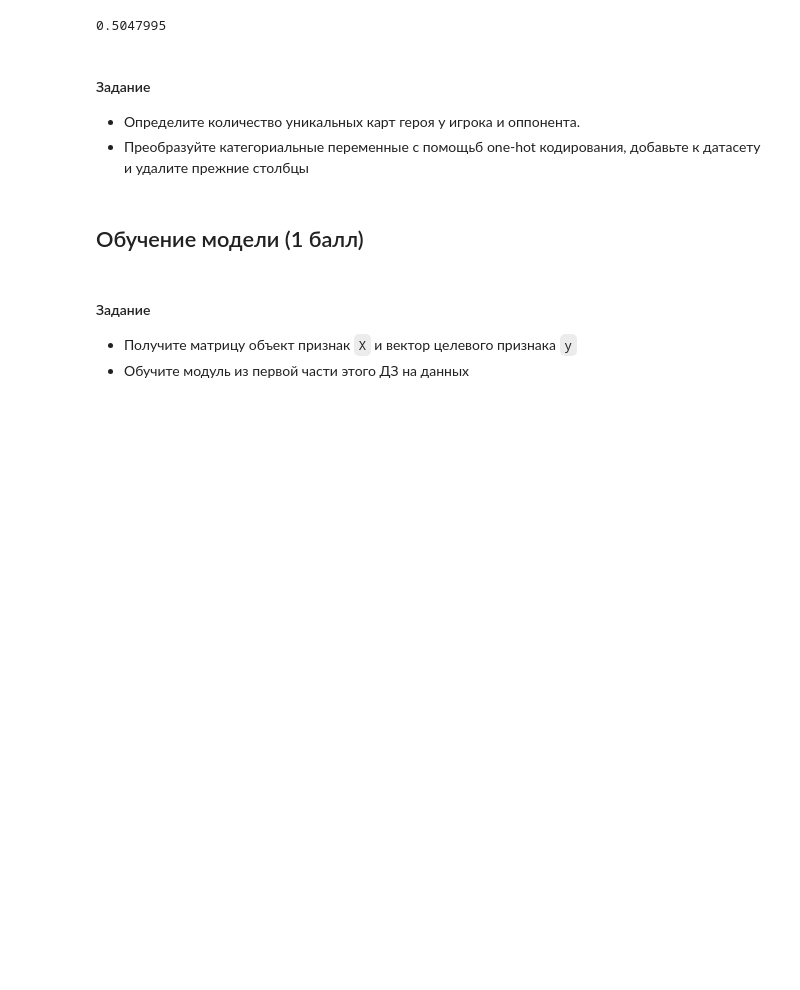
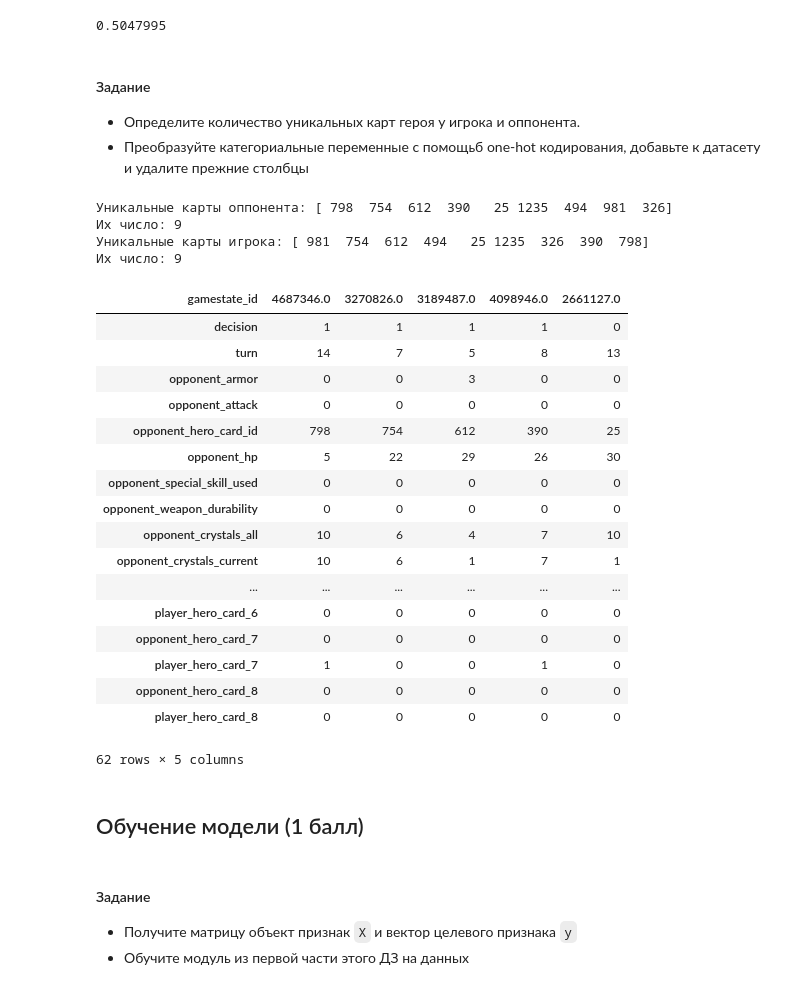
Before and after one commit to is-kozlov/sphere_hw, a Jupyter notebook: dm1/Kozlov_hw4_linear.ipynb, the cells around one changed output. Cells and saved outputs as stored; diff of their text form; code cells hidden in the pictures; blank space fills up the shorter version.

```diff
--- a/dm1/Kozlov_hw4_linear.ipynb
+++ b/dm1/Kozlov_hw4_linear.ipynb
@@ -279,7 +279,7 @@ plt.legend()
 Если данные не будут помещаться вам с оперативную память, рекомендуется совершить предобработку в python, а  моделирование выполнять с помощью [vowpal wabbit](https://github.com/JohnLangford/vowpal_wabbit).
 # %%
 # Загрузка одной части данных
-filepath = '/media/ivan/Acer/Ivan/sphere/trainingData_tabular_chunk1.csv'
+filepath = '/media/ivan/Acer/Ivan/sphere/trainingData_tabular_chunk2.csv'
 df_data = pd.read_csv(filepath, sep=',')
 # %%
 # Загрузка данных целиком
@@ -334,3 +332,47 @@ df_data.decision.mean()
+# %%
+un_opp = df_data['opponent_hero_card_id'].unique()
+print u'Уникальные карты оппонента:', un_opp
+print u'Их число:', len(un_opp)
+un_pl = df_data['player_hero_card_id'].unique()
+print u'Уникальные карты игрока:', un_pl
+print u'Их число:', len(un_pl)
+# %% [output]
+Уникальные карты оппонента: [ 798  754  612  390   25 1235  494  981  326]
+Их число: 9
+Уникальные карты игрока: [ 981  754  612  494   25 1235  326  390  798]
+Их число: 9
+# %%
+from sklearn.preprocessing import OneHotEncoder
+
+opponent = OneHotEncoder().fit_transform(df_data['opponent_hero_card_id'].values.reshape(-1, 1)).toarray().astype(int)
+player = OneHotEncoder().fit_transform(df_data['player_hero_card_id'].values.reshape(-1, 1)).toarray().astype(int)
+
+for i in xrange(len(opponent[0])):
+    df_data['opponent_hero_card_{}'.format(i)] = opponent[:,i]
+    df_data['player_hero_card_{}'.format(i)] = player[:,i]
+
+df_data.drop(df_data[['opponent_hero_card_id', 'player_hero_card_id']], axis=1)
+# %%
+df_data.head().T
+# %% [output]
+| gamestate_id | 4687346.0 | 3270826.0 | 3189487.0 | 4098946.0 | 2661127.0 |
+| decision | 1 | 1 | 1 | 1 | 0 |
+| turn | 14 | 7 | 5 | 8 | 13 |
+| opponent_armor | 0 | 0 | 3 | 0 | 0 |
+| opponent_attack | 0 | 0 | 0 | 0 | 0 |
+| opponent_hero_card_id | 798 | 754 | 612 | 390 | 25 |
+| opponent_hp | 5 | 22 | 29 | 26 | 30 |
+| opponent_special_skill_used | 0 | 0 | 0 | 0 | 0 |
+| opponent_weapon_durability | 0 | 0 | 0 | 0 | 0 |
+| opponent_crystals_all | 10 | 6 | 4 | 7 | 10 |
+| opponent_crystals_current | 10 | 6 | 1 | 7 | 1 |
+| ... | ... | ... | ... | ... | ... |
+| player_hero_card_6 | 0 | 0 | 0 | 0 | 0 |
+| opponent_hero_card_7 | 0 | 0 | 0 | 0 | 0 |
+| player_hero_card_7 | 1 | 0 | 0 | 1 | 0 |
+| opponent_hero_card_8 | 0 | 0 | 0 | 0 | 0 |
+| player_hero_card_8 | 0 | 0 | 0 | 0 | 0 |
+62 rows × 5 columns
 # %% [markdown]
 ## Обучение модели (1 балл)
 # %% [markdown]
```
Also changed, not shown: parts of 1 cell of this notebook.
